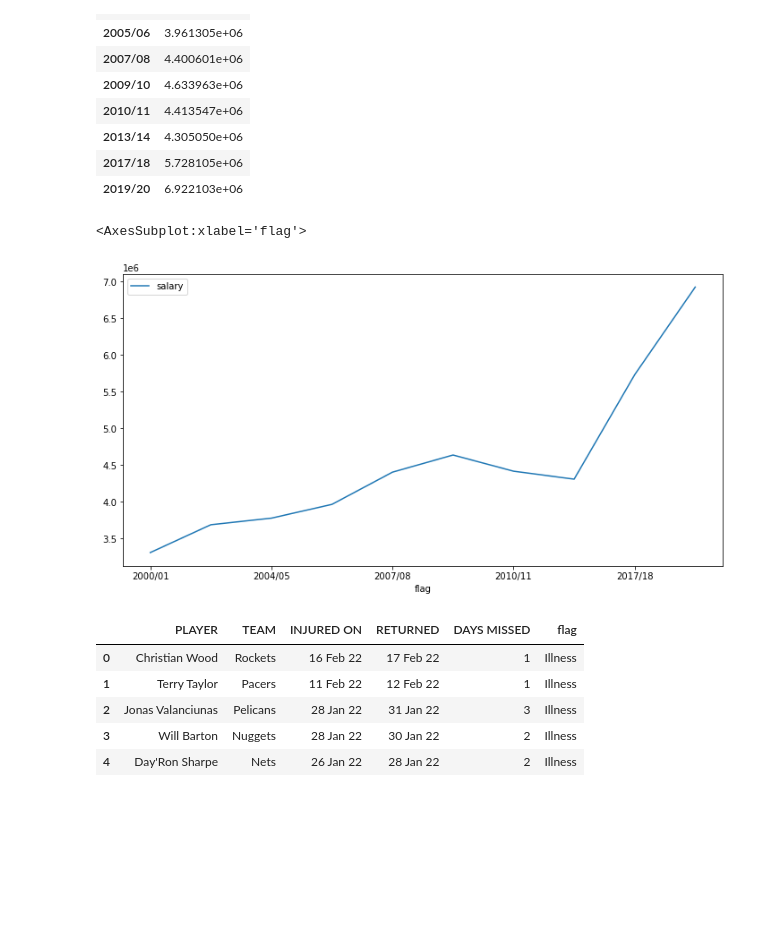
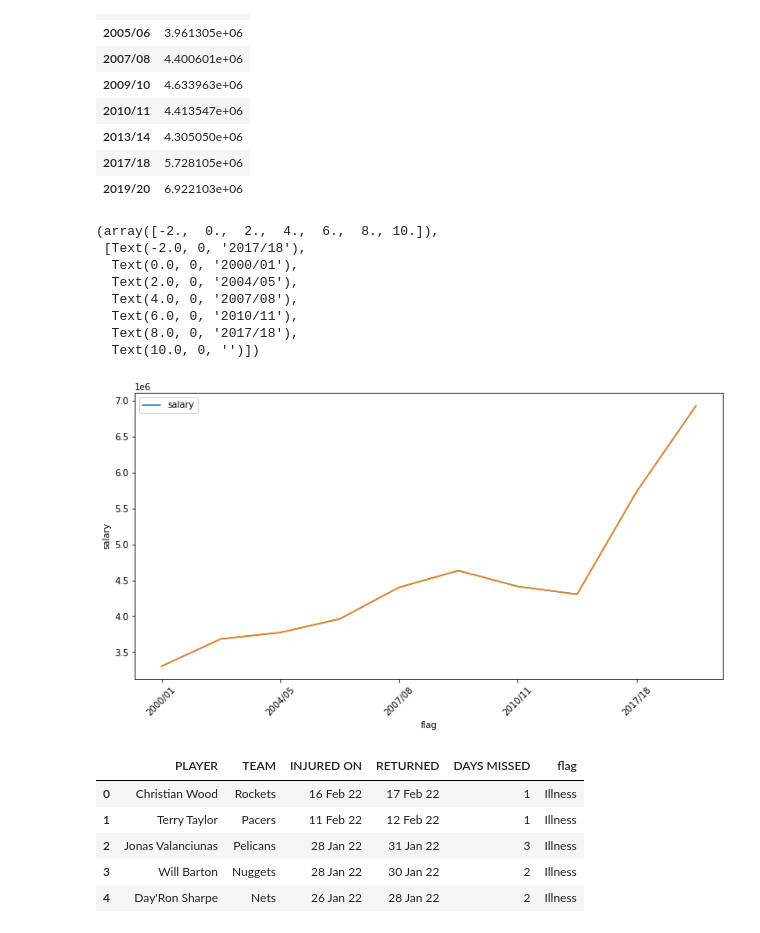
Before and after one commit to tomekmatuszewski/NBA_players_clustering, a Jupyter notebook: notebooks/read_postgres.ipynb, the cells around one changed output. Saved outputs shown, nothing was run; the diff lists cells and outputs as text; code cells hidden in the pictures; blank space fills up the shorter version.

```diff
--- a/notebooks/read_postgres.ipynb
+++ b/notebooks/read_postgres.ipynb
@@ -518,9 +537,19 @@ df_sal_grouped
 | 2019/20 | 6.922103e+06 |
 # %%
 df_sal_grouped.plot()
+
+sns.lineplot(df_sal_grouped.index, df_sal_grouped['salary'])
+plt.xticks(rotation=45)
 # %% [output]
-<AxesSubplot:xlabel='flag'>
+(array([-2.,  0.,  2.,  4.,  6.,  8., 10.]),
+ [Text(-2.0, 0, '2017/18'),
+  Text(0.0, 0, '2000/01'),
+  Text(2.0, 0, '2004/05'),
+  Text(4.0, 0, '2007/08'),
+  Text(6.0, 0, '2010/11'),
+  Text(8.0, 0, '2017/18'),
+  Text(10.0, 0, '')])
-[figure, old version]
+[figure, new version]
 # %%
 df_stats_inj = (
     spark.read
```
Also changed, not shown: parts of 4 cells of this notebook.
